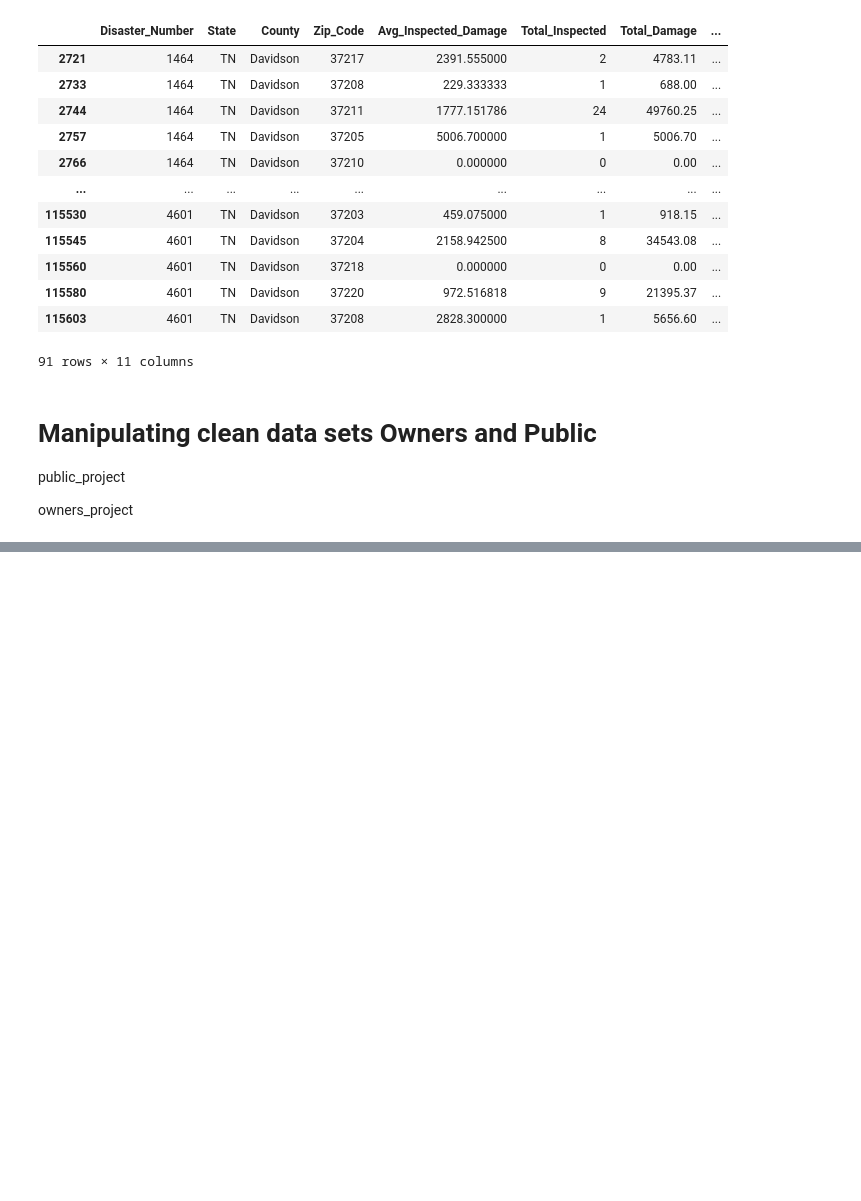
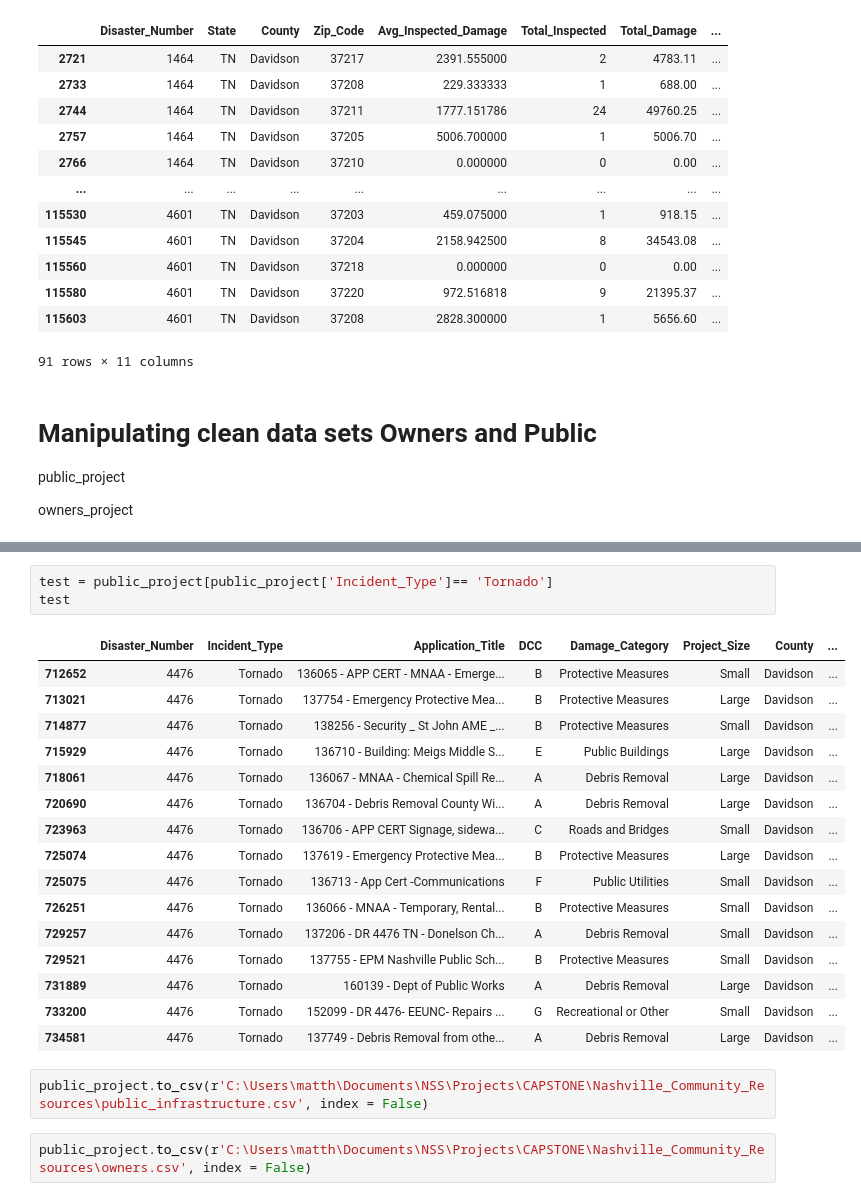
Before and after one commit to mjlintemu/Nashville_Community_Resources, a Jupyter notebook: data/matthew_capstone.ipynb, the cells around one changed output, grey strips where cells are left out. Drawn from its saved outputs; the diff is of its cells as text; blank space fills up the shorter version.

```diff
--- a/data/matthew_capstone.ipynb
+++ b/data/matthew_capstone.ipynb
@@ -312,0 +322,24 @@ owners_project
+# %%
+test = public_project[public_project['Incident_Type']== 'Tornado']
+test
+# %% [output]
+|  | Disaster_Number | Incident_Type | Application_Title | DCC | Damage_Category | Project_Size | County | ... |
+| 712652 | 4476 | Tornado | 136065 - APP CERT - MNAA - Emerge... | B | Protective Measures | Small | Davidson | ... |
+| 713021 | 4476 | Tornado | 137754 - Emergency Protective Mea... | B | Protective Measures | Large | Davidson | ... |
+| 714877 | 4476 | Tornado | 138256 - Security _ St John AME _... | B | Protective Measures | Small | Davidson | ... |
+| 715929 | 4476 | Tornado | 136710 - Building: Meigs Middle S... | E | Public Buildings | Large | Davidson | ... |
+| 718061 | 4476 | Tornado | 136067 - MNAA - Chemical Spill Re... | A | Debris Removal | Large | Davidson | ... |
+| 720690 | 4476 | Tornado | 136704 - Debris Removal County Wi... | A | Debris Removal | Large | Davidson | ... |
+| 723963 | 4476 | Tornado | 136706 - APP CERT Signage, sidewa... | C | Roads and Bridges | Small | Davidson | ... |
+| 725074 | 4476 | Tornado | 137619 - Emergency Protective Mea... | B | Protective Measures | Large | Davidson | ... |
+| 725075 | 4476 | Tornado | 136713 - App Cert -Communications | F | Public Utilities | Small | Davidson | ... |
+| 726251 | 4476 | Tornado | 136066 - MNAA - Temporary, Rental... | B | Protective Measures | Small | Davidson | ... |
+| 729257 | 4476 | Tornado | 137206 - DR 4476 TN - Donelson Ch... | A | Debris Removal | Small | Davidson | ... |
+| 729521 | 4476 | Tornado | 137755 - EPM Nashville Public Sch... | B | Protective Measures | Small | Davidson | ... |
+| 731889 | 4476 | Tornado | 160139 - Dept of Public Works | A | Debris Removal | Large | Davidson | ... |
+| 733200 | 4476 | Tornado | 152099 - DR 4476- EEUNC- Repairs ... | G | Recreational or Other | Small | Davidson | ... |
+| 734581 | 4476 | Tornado | 137749 - Debris Removal from othe... | A | Debris Removal | Large | Davidson | ... |
+# %%
+public_project.to_csv(r'C:\Users\matth\Documents\NSS\Projects\CAPSTONE\Nashville_Community_Resources\public_infrastructure.csv', index = False)
+# %%
+public_project.to_csv(r'C:\Users\matth\Documents\NSS\Projects\CAPSTONE\Nashville_Community_Resources\owners.csv', index = False)
```
Also changed, not shown: parts of 1 cell of this notebook, 3 other files.
